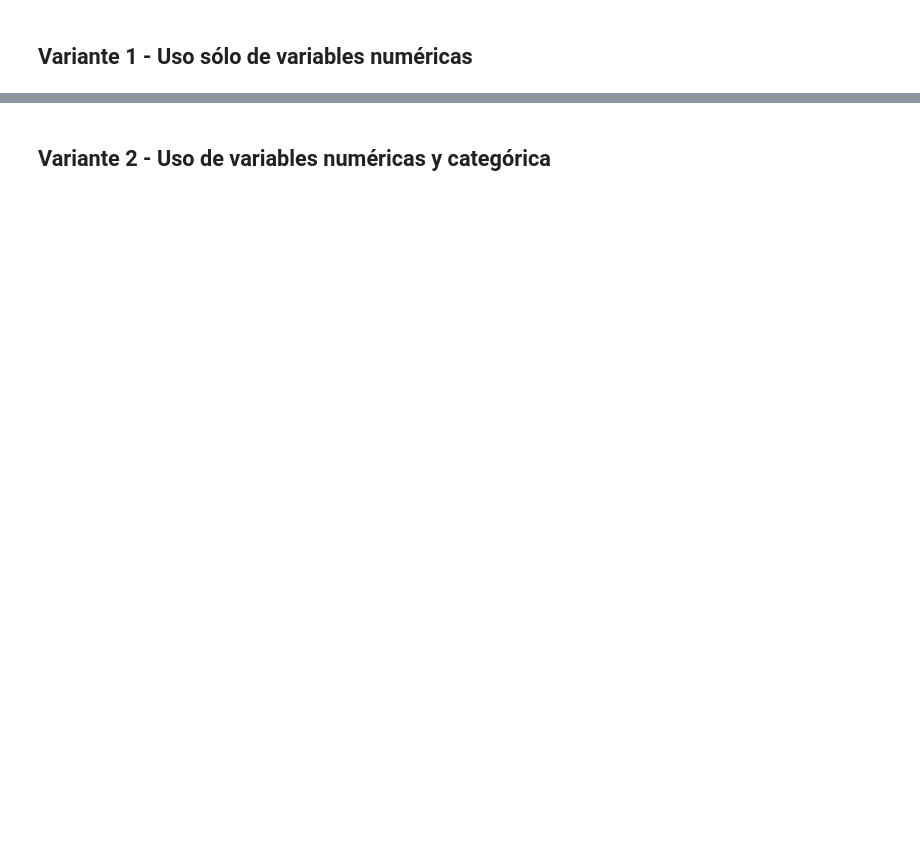
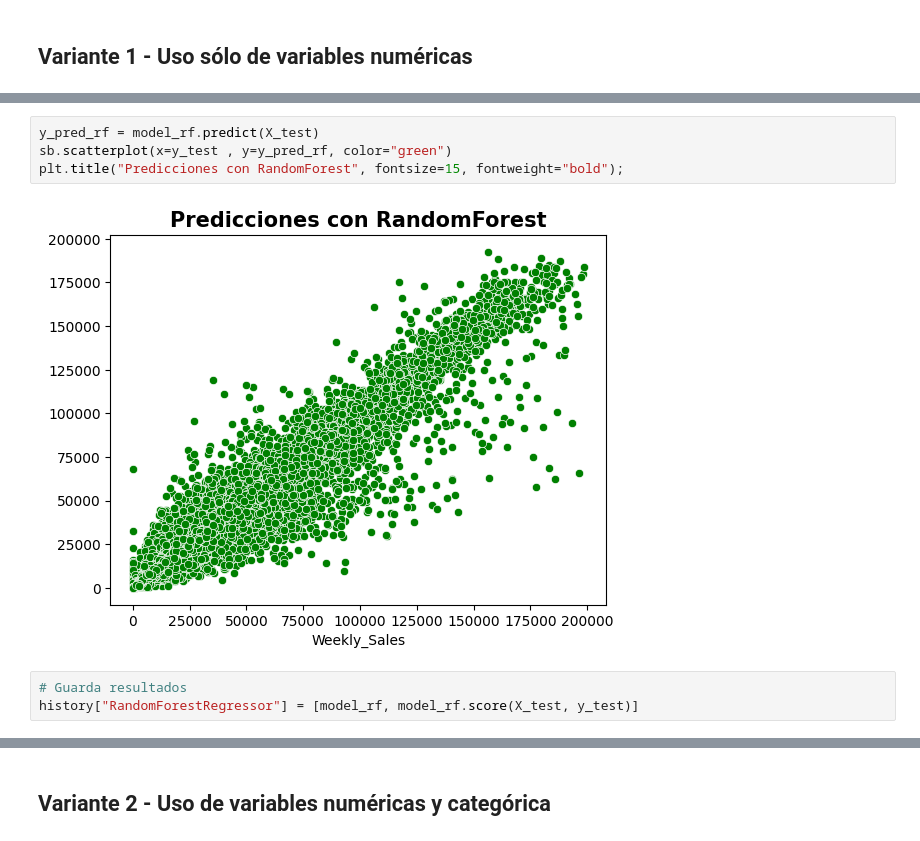
Before and after one commit to Tyrf1ng/InteligenciaArtificial, a Jupyter notebook: Base_620454_Evaluacion_1_Modelos_de_regresion.ipynb, the cells around one changed output, grey strips where cells are left out. Drawn from its saved outputs; the diff is of its cells as text; blank space fills up the shorter version.

```diff
--- a/Base_620454_Evaluacion_1_Modelos_de_regresion.ipynb
+++ b/Base_620454_Evaluacion_1_Modelos_de_regresion.ipynb
@@ -555,0 +697,9 @@ df_final = dt_final_dummies_manual
+# %%
+y_pred_rf = model_rf.predict(X_test)
+sb.scatterplot(x=y_test , y=y_pred_rf, color="green")
+plt.title("Predicciones con RandomForest", fontsize=15, fontweight="bold");
+# %% [output]
+[figure, added]
+# %%
+# Guarda resultados
+history["RandomForestRegressor"] = [model_rf, model_rf.score(X_test, y_test)]
```
Also changed, not shown: parts of 91 cells of this notebook.
